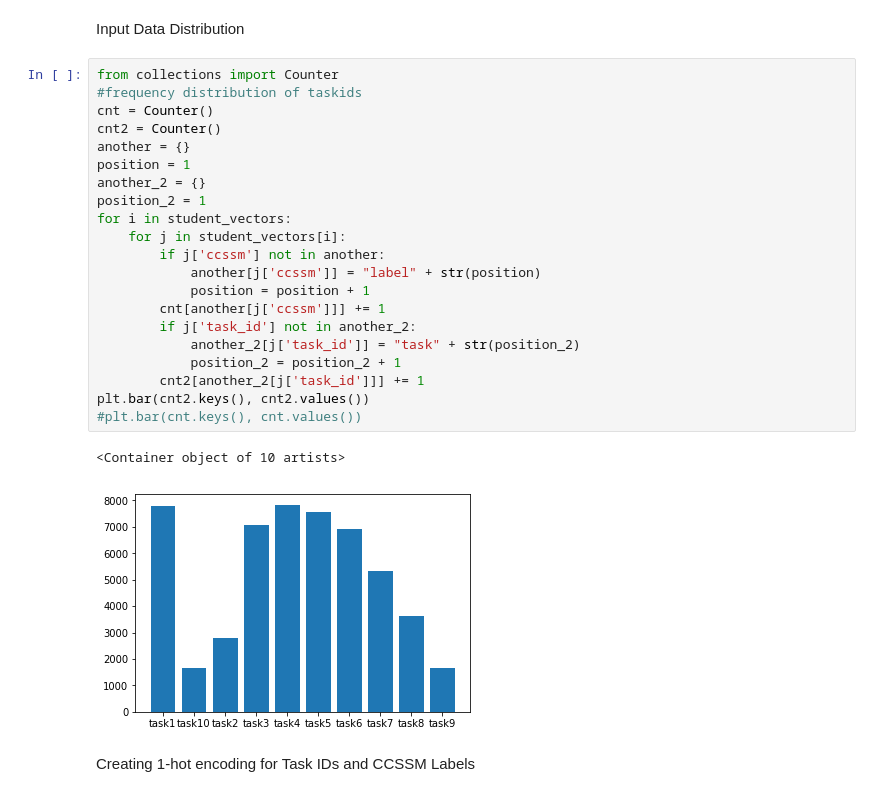
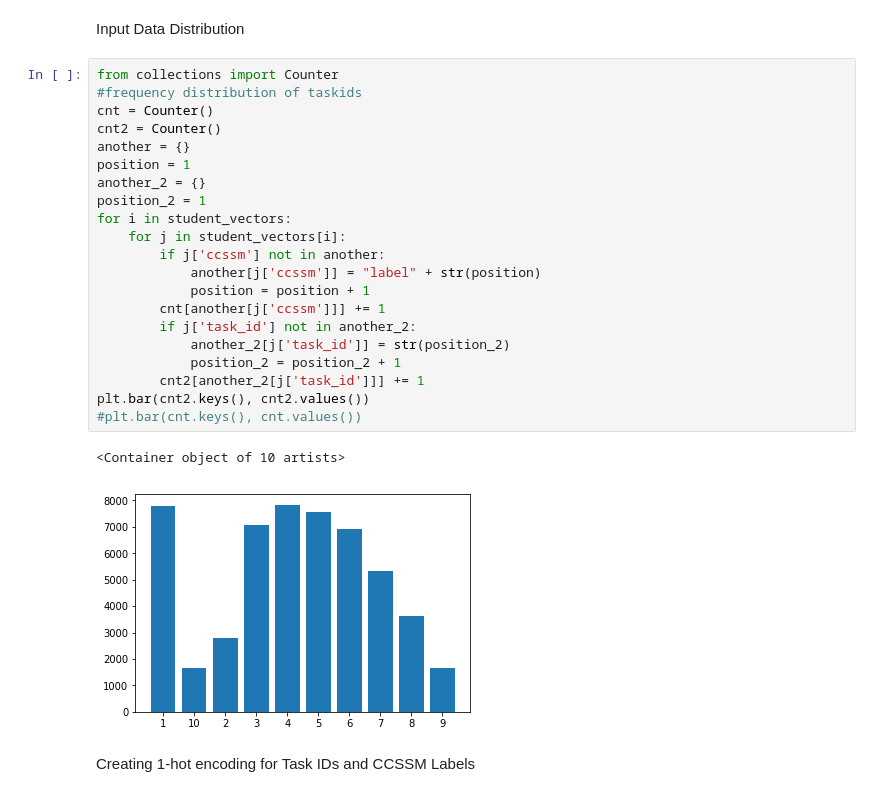
Before and after one commit to aroraakshit/deep_knowledge_tracing, a Jupyter notebook: notebooks/taskID_only_allQuestionsAUC.ipynb, the cells around one changed output. Saved outputs shown, nothing was run; the diff lists cells and outputs as text.

Commit message:
partitioned into taskIDs

```diff
--- a/notebooks/taskID_only_allQuestionsAUC.ipynb
+++ b/notebooks/taskID_only_allQuestionsAUC.ipynb
@@ -47,27 +47,27 @@ Input Data Distribution
 # %%
 from collections import Counter
 #frequency distribution of taskids
 cnt = Counter()
 cnt2 = Counter()
 another = {}
 position = 1
 another_2 = {}
 position_2 = 1
 for i in student_vectors:
     for j in student_vectors[i]:
         if j['ccssm'] not in another:
             another[j['ccssm']] = "label" + str(position)
             position = position + 1
         cnt[another[j['ccssm']]] += 1
         if j['task_id'] not in another_2:
-            another_2[j['task_id']] = "task" + str(position_2)
+            another_2[j['task_id']] = str(position_2)
             position_2 = position_2 + 1
         cnt2[another_2[j['task_id']]] += 1
 plt.bar(cnt2.keys(), cnt2.values())
 #plt.bar(cnt.keys(), cnt.values())
 # %% [output]
 <Container object of 10 artists>
-[figure, old version]
+[figure, new version]
 # %% [markdown]
 Creating 1-hot encoding for Task IDs and CCSSM Labels
 # %%
```
Also changed, not shown: parts of 8 cells of this notebook, 3 other files.
